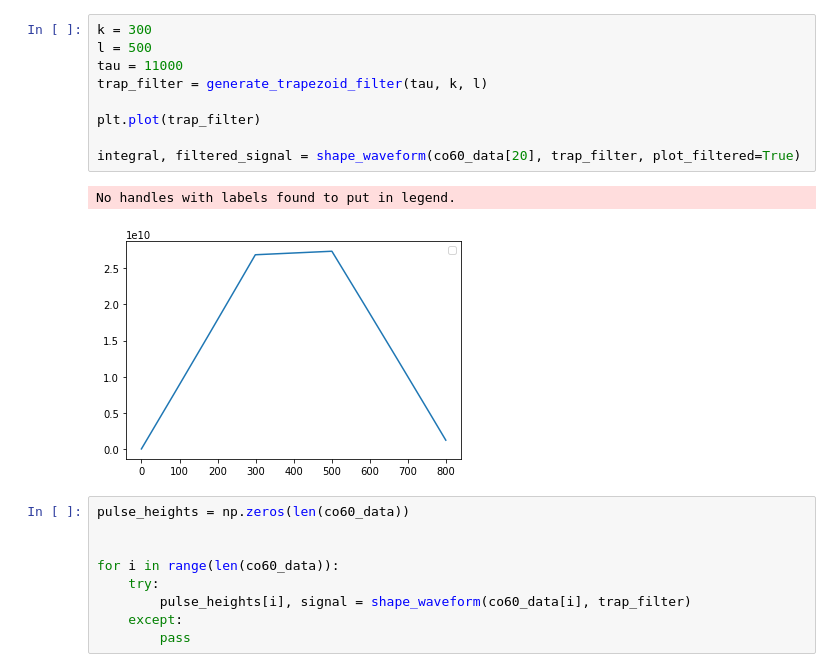
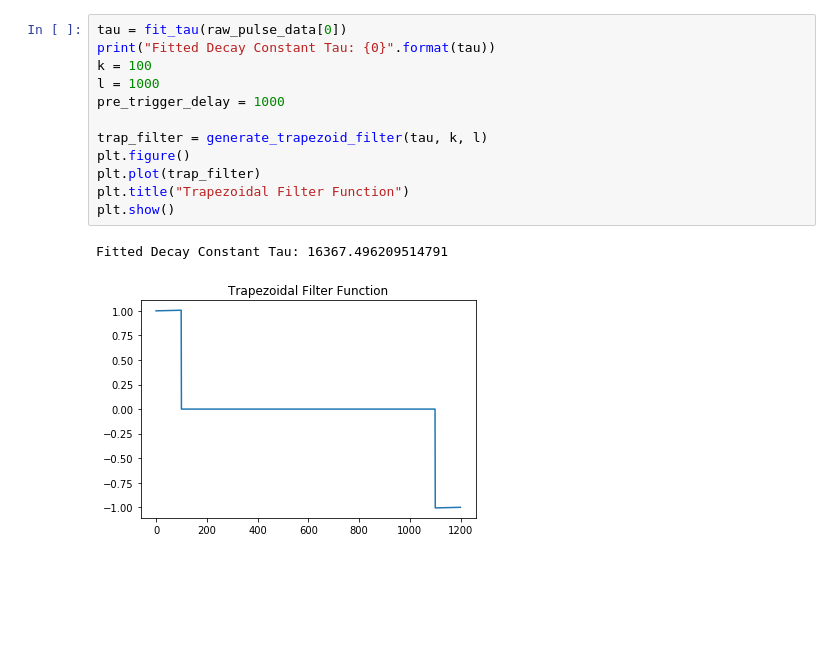
Before and after one commit to iankolaja/ne204lib, a Jupyter notebook: lab1.ipynb, the cells around one changed output. Saved outputs shown, nothing was run; the diff lists cells and outputs as text; blank space fills up the shorter version.

Commit message:
Updated to use new functions

```diff
--- a/lab1.ipynb
+++ b/lab1.ipynb
@@ -23,21 +27,15 @@ plot_pulses(co60_data, 10)
-# %%
-k = 300
-l = 500
-tau = 11000
-trap_filter = generate_trapezoid_filter(tau, k, l)
-
-plt.plot(trap_filter)
-
-integral, filtered_signal = shape_waveform(co60_data[20], trap_filter, plot_filtered=True)
-# %% [output]
-No handles with labels found to put in legend.
-[figure, removed]
-# %%
-pulse_heights = np.zeros(len(co60_data))
-
-
-for i in range(len(co60_data)):
-    try:
-        pulse_heights[i], signal = shape_waveform(co60_data[i], trap_filter)
-    except:
-        pass
+# %%
+tau = fit_tau(raw_pulse_data[0])
+print("Fitted Decay Constant Tau: {0}".format(tau))
+k = 100
+l = 1000
+pre_trigger_delay = 1000
+
+trap_filter = generate_trapezoid_filter(tau, k, l)
+plt.figure()
+plt.plot(trap_filter)
+plt.title("Trapezoidal Filter Function")
+plt.show()
+# %% [output]
+Fitted Decay Constant Tau: 16367.496209514791
+[figure, added]
```
Also changed, not shown: parts of 8 cells of this notebook.
